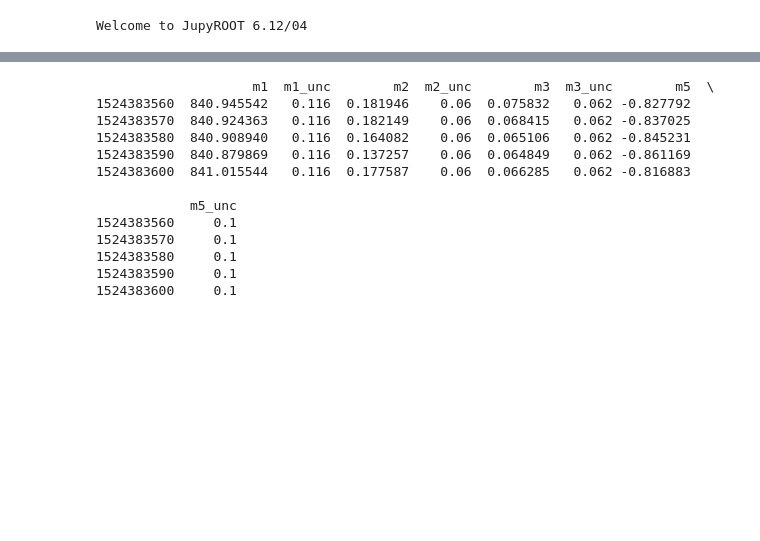
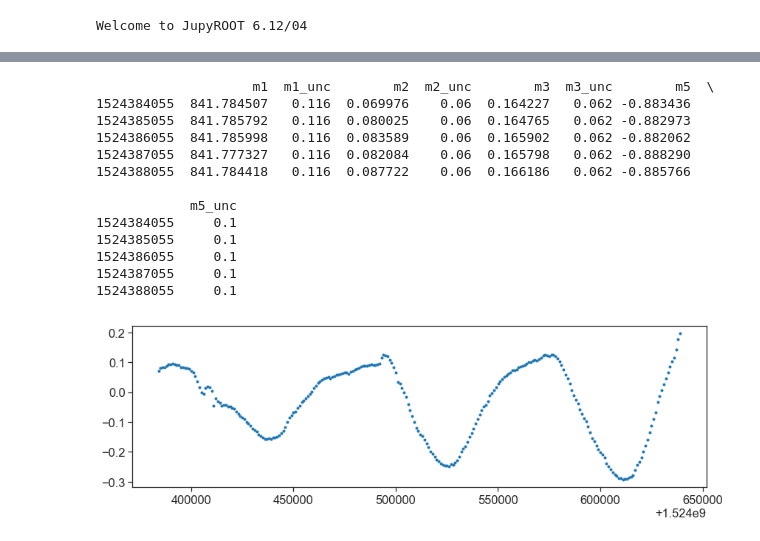
Before and after one commit to aetb/trfp, a Jupyter notebook: 60hr_analysis.ipynb, the cells around one changed output, grey strips where cells are left out. Cells and saved outputs as stored; diff of their text form; code cells hidden in the pictures; blank space fills up the shorter version.

```diff
--- a/60hr_analysis.ipynb
+++ b/60hr_analysis.ipynb
@@ -20,11 +20,11 @@ Welcome to JupyROOT 6.12/04
 # Blind dipole by order 1 ppm = 61.79 Hz
 # Blind higher moments by order 100 ppb = 6.179 Hz
 tr_blinds = np.zeros(17)
-tr_blinds[0] = np.random.uniform(-61.79, 61.79)
-tr_blinds[1:] = np.random.uniform(-6.179, 6.179, 16)
+# tr_blinds[0] = np.random.uniform(-61.79, 61.79)
+# tr_blinds[1:] = np.random.uniform(-6.179, 6.179, 16)
 fp_blinds = np.zeros(6)
-fp_blinds[0] = np.random.uniform(-61.79, 61.79)
-fp_blinds[1:] = np.random.uniform(-6.179, 6.179, 5)
+# fp_blinds[0] = np.random.uniform(-61.79, 61.79)
+# fp_blinds[1:] = np.random.uniform(-6.179, 6.179, 5)
 
 def blind_tr_moment_df(moment_df, fp_blinds, tr_blinds):
     out_df = moment_df.copy()
@@ -65,12 +65,14 @@ def blind_fp_moment_df(moment_df, fp_blinds):
 station_phi = trfp.STATION_BARCODE_PHI
 station_edges = trfp.STATION_BARCODE_EDGES
 
-corrected_df_1 = pd.read_hdf('60hr_trolley_runs_1.h5', key='run_3956_corrected_df')
-corrected_df_1 = blind_tr_moment_df(corrected_df_1, fp_blinds, tr_blinds)
+# corrected_df_1 = pd.read_hdf('60hr_trolley_runs_1.h5', key='run_3956_corrected_df')
+corrected_df_1 = trfp.remove_trolley_effect(pd.read_hdf('60hr_trolley_runs_1.h5', key='run_3956_moment_df'))
+# corrected_df_1 = blind_tr_moment_df(corrected_df_1, fp_blinds, tr_blinds)
 tr_baseline_1, fp_baseline_1, baseline_time_1, summed_azimuth_1, _ = trfp.trolley_run_station_average(corrected_df_1)
 
-corrected_df_2 = pd.read_hdf('60hr_trolley_runs_2.h5', key='run_3997_corrected_df')
-corrected_df_2 = blind_tr_moment_df(corrected_df_2, fp_blinds, tr_blinds)
+# corrected_df_2 = pd.read_hdf('60hr_trolley_runs_2.h5', key='run_3997_corrected_df')
+corrected_df_2 = trfp.remove_trolley_effect(pd.read_hdf('60hr_trolley_runs_2.h5', key='run_3997_moment_df'))
+# corrected_df_2 = blind_tr_moment_df(corrected_df_2, fp_blinds, tr_blinds)
 tr_baseline_2, fp_baseline_2, baseline_time_2, summed_azimuth_2, _ = trfp.trolley_run_station_average(corrected_df_2)
 
 # load all fixed probe runs moment_df into one big moment_df (runs 3959--3994)
@@ -84,24 +86,24 @@ for run in np.arange(3959, 3995):
     fp_moment_df = fp_moment_df.append(temp_df)
 
 print '\nBlinding fixed probe runs.'
-fp_moment_df = blind_fp_moment_df(fp_moment_df, fp_blinds)
+# fp_moment_df = blind_fp_moment_df(fp_moment_df, fp_blinds)
 
 # load all the trolley runs corrected_df into on big file (to show window of 60hr set) ()
 print '\nAppending trolley runs.'
-tr_corrected_df = pd.read_hdf('60hr_trolley_runs_1.h5', key='run_3955_corrected_df')
+tr_corrected_df = trfp.remove_trolley_effect(pd.read_hdf('60hr_trolley_runs_1.h5', key='run_3955_moment_df'))
 for run in np.arange(3956, 3959):
-    temp_df = pd.read_hdf('60hr_trolley_runs_1.h5', key='run_'+str(run)+'_corrected_df')
+    temp_df = trfp.remove_trolley_effect(pd.read_hdf('60hr_trolley_runs_1.h5', key='run_'+str(run)+'_moment_df'))
     pts = pts + temp_df.shape[0]
     print '\rAppending run ' + str(run) + '.',
     tr_corrected_df = tr_corrected_df.append(temp_df)
 for run in np.arange(3995, 3999):
-    temp_df = pd.read_hdf('60hr_trolley_runs_2.h5', key='run_'+str(run)+'_corrected_df')
+    temp_df = trfp.remove_trolley_effect(pd.read_hdf('60hr_trolley_runs_2.h5', key='run_'+str(run)+'_moment_df'))
     pts = pts + temp_df.shape[0]
     print '\rAppending run ' + str(run) + '.',
     tr_corrected_df = tr_corrected_df.append(temp_df)
 
 print '\nBlinding trolley runs.'
-tr_corrected_df = blind_tr_moment_df(tr_corrected_df, fp_blinds, tr_blinds)
+# tr_corrected_df = blind_tr_moment_df(tr_corrected_df, fp_blinds, tr_blinds)
 
 print '\nDone appending runs.'
 
@@ -209,11 +266,16 @@ Done.
 # %%
 # bin into the agreed upon bins
 
-bins = np.arange(1524383560, 1524640850, 10)-5
-bin_centers = np.arange(1524383560, 1524640840, 10)
+bins = np.arange(1524384055, 1524641055, 1000)-500
+bin_centers = np.arange(1524384055, 1524640055, 1000)
+
+# bins = np.arange(1524383560, 1524640850, 10)-5
+# bin_centers = np.arange(1524383560, 1524640840, 10)
 
 vtr_time_bin_df = vtr_df.groupby(pd.cut(vtr_df.index,bins)).mean()
 vtr_time_bin_df.index = bin_centers
+vtr_time_bin_df.head()
+
 
 # print vtr_time_bin_df.iloc[[0,-1]]
 # print vtr_time_bin_df.shape
@@ -269,16 +319,16 @@ review_df = review_df.reindex(sorted(review_df.columns), axis=1)
 print review_df.head()
 # %% [output]
                     m1  m1_unc        m2  m2_unc        m3  m3_unc        m5  \
-1524383560  840.945542   0.116  0.181946    0.06  0.075832   0.062 -0.827792
-1524383570  840.924363   0.116  0.182149    0.06  0.068415   0.062 -0.837025
-1524383580  840.908940   0.116  0.164082    0.06  0.065106   0.062 -0.845231
-1524383590  840.879869   0.116  0.137257    0.06  0.064849   0.062 -0.861169
-1524383600  841.015544   0.116  0.177587    0.06  0.066285   0.062 -0.816883
+1524384055  841.784507   0.116  0.069976    0.06  0.164227   0.062 -0.883436
+1524385055  841.785792   0.116  0.080025    0.06  0.164765   0.062 -0.882973
+1524386055  841.785998   0.116  0.083589    0.06  0.165902   0.062 -0.882062
+1524387055  841.777327   0.116  0.082084    0.06  0.165798   0.062 -0.888290
+1524388055  841.784418   0.116  0.087722    0.06  0.166186   0.062 -0.885766
 
             m5_unc
-1524383560     0.1
-1524383570     0.1
-1524383580     0.1
-1524383590     0.1
-1524383600     0.1
+1524384055     0.1
+1524385055     0.1
+1524386055     0.1
+1524387055     0.1
+1524388055     0.1
 # %%
@@ -285,0 +336,7 @@ review_df.to_csv('purcell_60hr.dat', sep=' ', index_label='time', float_format='
+# %%
+plt.plot(review_df.index.values, review_df['m2'], '.')
+fig = plt.gcf()
+fig.set_size_inches(12,4)
+fig.tight_layout()
+# %% [output]
+[figure, added]
```
Also changed, not shown: parts of 10 cells of this notebook, 11 other files.
